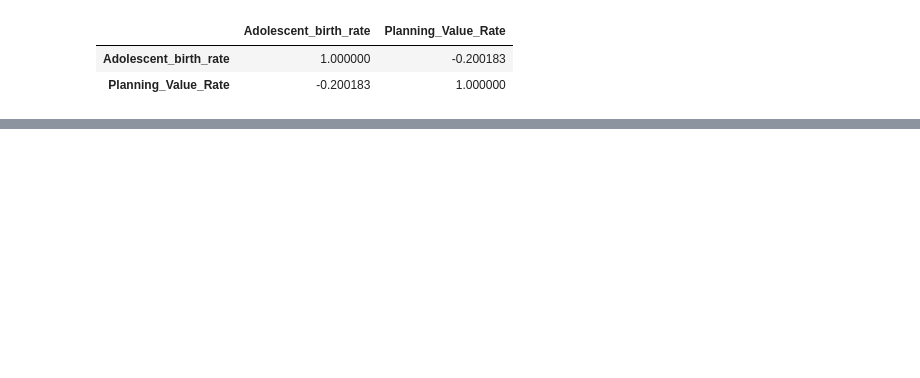
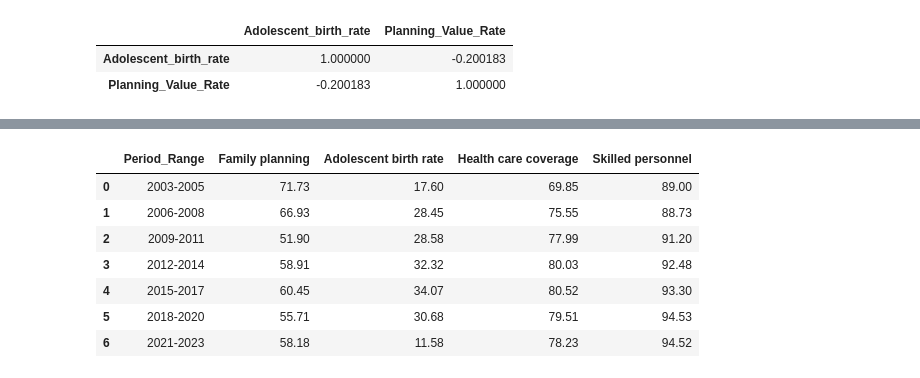
Before and after one commit to laurar9889/Project_3_Team_1, a Jupyter notebook: main_file.ipynb, the cells around one changed output, grey strips where cells are left out. Saved outputs shown, nothing was run; the diff lists cells and outputs as text; code cells hidden in the pictures; blank space fills up the shorter version.

```diff
--- a/main_file.ipynb
+++ b/main_file.ipynb
@@ -1102,0 +1120,5 @@ correlation
+# %%
+#LR# Drop period that is out of range for each dataframe
+# for adolescent birth rate
+filtered_adolescent_birth = hDf_cleaned[hDf_cleaned["Period_Range"]== "Out of Range"]
+hDf_cleaned_range = hDf_cleaned.drop(filtered_adolescent_birth.index)
@@ -1102,0 +1285,17 @@ correlation
+# %%
+family_planning_summary_range = pd.DataFrame({"Family planning": continent_family_planning_range,
+                                        "Adolescent birth rate": continent_adolescent_birth_range,
+                                        "Health care coverage": continent_health_coverage_range,
+                                        "Skilled personnel": continent_skilled_personnel_range})
+
+family_planning_summary__range_rounded = family_planning_summary_range.round(2)
+family_planning_summary__range_rounded.reset_index()
+# %% [output]
+|  | Period_Range | Family planning | Adolescent birth rate | Health care coverage | Skilled personnel |
+| 0 | 2003-2005 | 71.73 | 17.60 | 69.85 | 89.00 |
+| 1 | 2006-2008 | 66.93 | 28.45 | 75.55 | 88.73 |
+| 2 | 2009-2011 | 51.90 | 28.58 | 77.99 | 91.20 |
+| 3 | 2012-2014 | 58.91 | 32.32 | 80.03 | 92.48 |
+| 4 | 2015-2017 | 60.45 | 34.07 | 80.52 | 93.30 |
+| 5 | 2018-2020 | 55.71 | 30.68 | 79.51 | 94.53 |
+| 6 | 2021-2023 | 58.18 | 11.58 | 78.23 | 94.52 |
```
Also changed, not shown: parts of 22 cells of this notebook.
